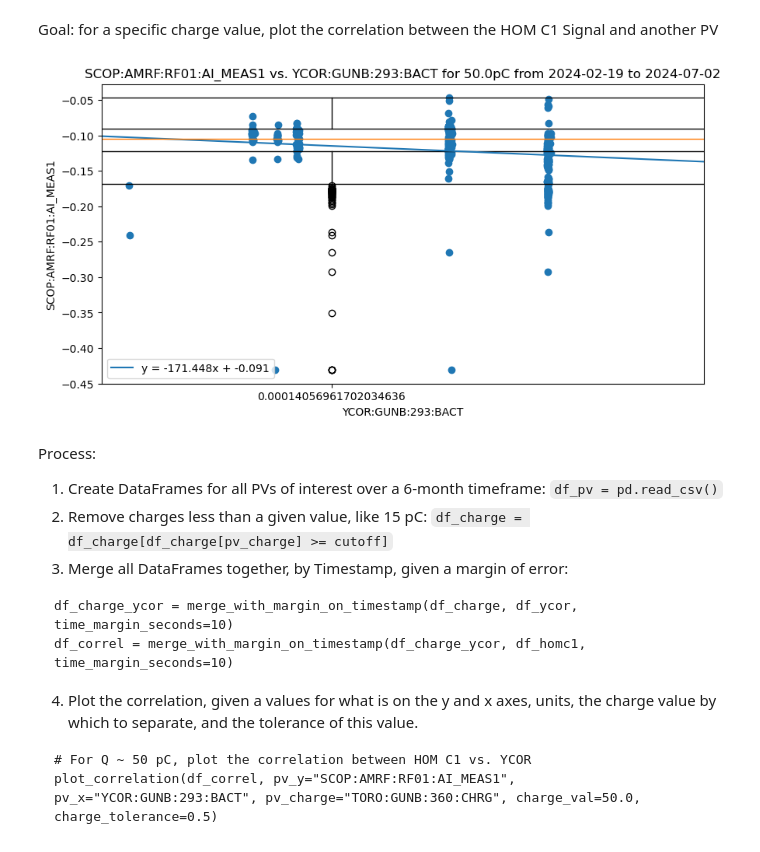
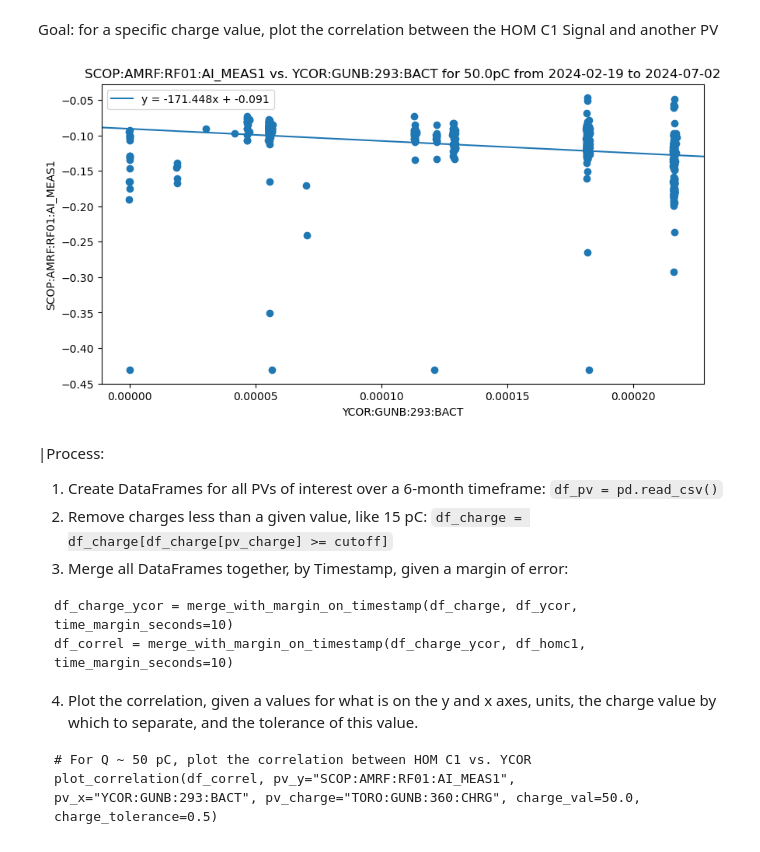
Before and after one commit to jpgtordilla/hombom24, a Jupyter notebook: archive-analysis/lcls-tools-plots/charge_separated_plots/develop_epics_archiver_filter.ipynb, the cells around one changed output. Cells and saved outputs as stored; diff of their text form; code cells hidden in the pictures.

Commit message:
removed box plot, will ask nicole for resource

```diff
--- a/archive-analysis/lcls-tools-plots/charge_separated_plots/develop_epics_archiver_filter.ipynb
+++ b/archive-analysis/lcls-tools-plots/charge_separated_plots/develop_epics_archiver_filter.ipynb
@@ -146,56 +146,36 @@ def plot_correlation(df: pd.DataFrame, pv_y: str, pv_x: str, pv_charge: str, cha
     :param pv_x: String representation of the PV to be plotted on the x-axis.
     :param pv_charge: String representation of the charge PV by which to filter the DataFrame.
     :param charge_val: The charge value in pC by which to separate out rows.
     :param charge_tolerance: The percentage tolerance between 0.0-1.0 (inclusive) to inform how large of a spread of charge values are kept in the DataFrame.
     """
 
     # filter out unwanted charges
     df_charge_filtered = df[(df[pv_charge] >= charge_val - (charge_val * charge_tolerance)) & (df[pv_charge] <= charge_val + (charge_val * charge_tolerance))]
     fig, ax = plt.subplots(figsize=(10, 5))
     # plot correlation points
     x = df_charge_filtered[pv_x]
     y = df_charge_filtered[pv_y]
     ax.scatter(x, y)
 
-    # cluster data so that box plots are created to represent a distribution of points
-    threshold = 1  # threshold that determines how far away points can be to be in a cluster
-    # Cluster the data points
-    data = np.column_stack((x, y))  # stacks data so that x vals are the first in each subarray, y vals are second
-    clusters = fclusterdata(data, threshold, criterion='distance', metric='euclidean', method='single')
-
-    # Prepare data for box plots
-    cluster_data = []
-    cluster_x = []
-    for cluster_id in np.unique(clusters):  # iterates through all unique cluster-defining points
-        # get the points in y for which the cluster points match which cluster is in the process of creation
-        cluster_points_y = y[clusters == cluster_id]
-        cluster_data.append(cluster_points_y)
-        cluster_x.append(np.mean(x[clusters == cluster_id]))  # get the average x position for the cluster
-
-    # Plot the box plots
-    positions = np.arange(len(cluster_data))
-    ax.boxplot(cluster_data, positions=cluster_x, widths=0.1)
-
     # create a line of best fit
     slope, intercept = np.polyfit(x, y, deg=1)
     ax.axline(xy1=(0, intercept), slope=slope, label=f"y = {slope:.3f}x + {intercept:.3f}")
 
     # set labels
     start_date = str(df_charge_filtered["Timestamp"].to_list()[0])[:10]
     end_date = str(df_charge_filtered["Timestamp"].to_list()[-1])[:10]
     ax.set_title(f"{pv_y} vs. {pv_x} for {charge_val}pC from {start_date} to {end_date}")
     ax.set_xlabel(pv_x)
     ax.set_ylabel(pv_y)
-    ax.set_xlim(x.to_list()[0] - x.to_list()[0] / 2, x.to_list()[-1] + x.to_list()[-1] / 4)  # TODO: change
     ax.legend()
     plt.show()
 
 # For Q ~ 50 pC, plot the correlation between HOM C1 vs. YCOR
 plot_correlation(df_correl, pv_y="SCOP:AMRF:RF01:AI_MEAS1", pv_x="YCOR:GUNB:293:BACT", pv_charge="TORO:GUNB:360:CHRG", charge_val=50.0, charge_tolerance=0.5)
 # %% [output]
-[figure, old version]
+[figure, new version]
 # %% [markdown]
-Process:
+|Process:
 1. Create DataFrames for all PVs of interest over a 6-month timeframe: `df_pv = pd.read_csv()`
 2. Remove charges less than a given value, like 15 pC: `df_charge = df_charge[df_charge[pv_charge] >= cutoff]`
 3. Merge all DataFrames together, by Timestamp, given a margin of error:
```
